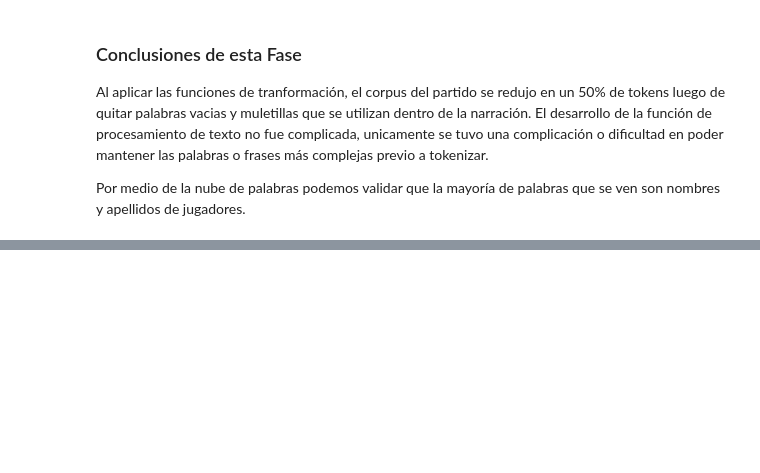
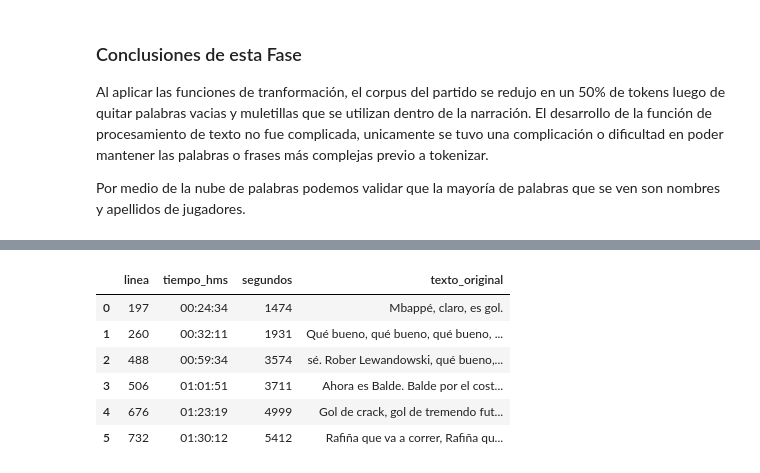
Before and after one commit to RodolfoIO/proyecto_final_text_mining, a Jupyter notebook: proyecto_final_text_mining.ipynb, the cells around one changed output, grey strips where cells are left out. Saved outputs shown, nothing was run; the diff lists cells and outputs as text; code cells hidden in the pictures; blank space fills up the shorter version.

```diff
--- a/proyecto_final_text_mining.ipynb
+++ b/proyecto_final_text_mining.ipynb
@@ -525,0 +684,21 @@ Por medio de la nube de palabras podemos validar que la mayoría de palabras que
+# %%
+LINEAS_EXCLUIDAS_MANUALMENTE = {
+  'Goles': {117, 134, 570, 598, 621, 746, 790},
+  'Fuera de juego': set(),
+  'Tiros de esquina': set(),
+  'Saques de banda': set(),
+  'Tiros o remates': set(),
+  'Faltas': set(),
+  'Tarjetas amarillas': set(),
+  'Tarjetas rojas': set(),
+}
+
+conteos_ajustados = {}
+lineas_detectadas_ajustadas = {}
+for evento, tabla in lineas_detectadas.items():
+  excluir = LINEAS_EXCLUIDAS_MANUALMENTE.get(evento, set())
+  tabla_ajustada = tabla[~tabla['linea'].isin(excluir)].reset_index(drop=True)
+  lineas_detectadas_ajustadas[evento] = tabla_ajustada
+  conteos_ajustados[evento] = len(tabla_ajustada)
+
+pd.DataFrame({'tras_dedup': conteos_estimados, 'tras_revision_manual': conteos_ajustados})
@@ -525,0 +715,10 @@ Por medio de la nube de palabras podemos validar que la mayoría de palabras que
+# %%
+exportar_muestra_revision('Goles', lineas_detectadas_ajustadas)
+# %% [output]
+|  | linea | tiempo_hms | segundos | texto_original |
+| 0 | 197 | 00:24:34 | 1474 | Mbappé, claro, es gol. |
+| 1 | 260 | 00:32:11 | 1931 | Qué bueno, qué bueno, qué bueno, ... |
+| 2 | 488 | 00:59:34 | 3574 | sé. Rober Lewandowski, qué bueno,... |
+| 3 | 506 | 01:01:51 | 3711 | Ahora es Balde. Balde por el cost... |
+| 4 | 676 | 01:23:19 | 4999 | Gol de crack, gol de tremendo fut... |
+| 5 | 732 | 01:30:12 | 5412 | Rafiña que va a correr, Rafiña qu... |
```
Also changed, not shown: parts of 23 cells of this notebook, 1 other file.
